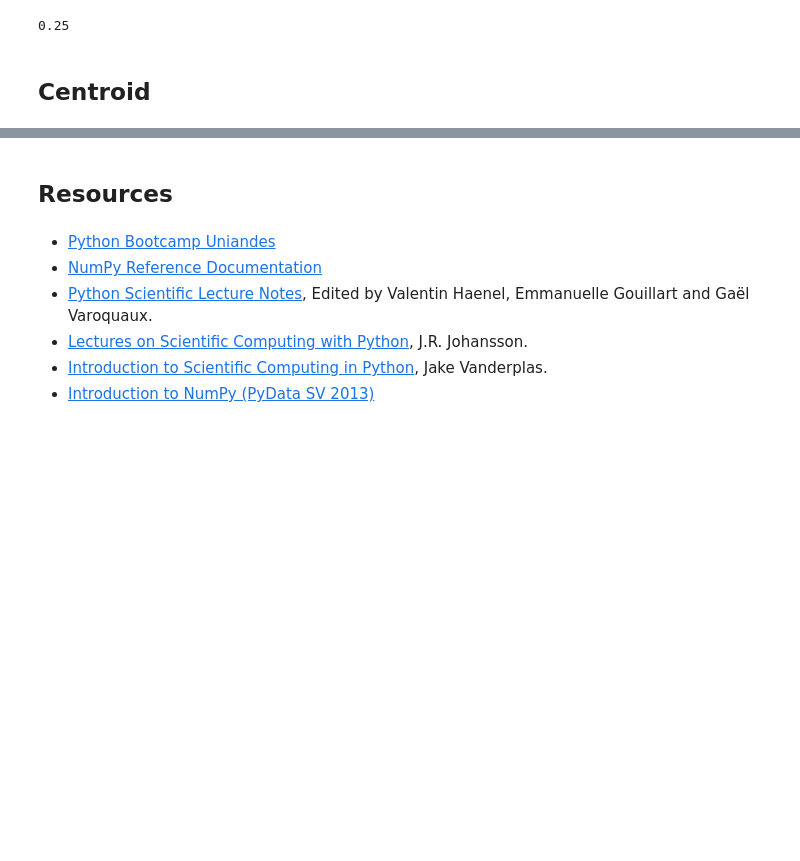
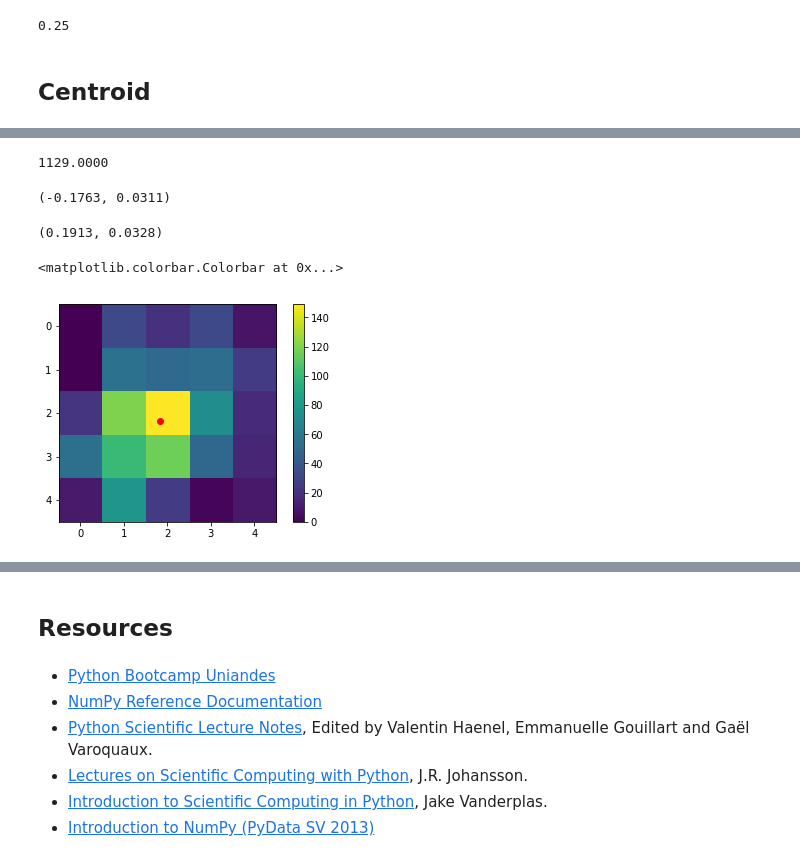
Before and after one commit to mariacamilaremolinagutierrez/ssp_ta_lecture, a Jupyter notebook: numpy_intro.ipynb, the cells around one changed output, grey strips where cells are left out. Saved outputs shown, nothing was run; the diff lists cells and outputs as text; code cells hidden in the pictures; blank space fills up the shorter version.

```diff
--- a/numpy_intro.ipynb
+++ b/numpy_intro.ipynb
@@ -619,0 +664,7 @@ Let's solve the centroid problem with NumPy
+# %%
+# Shift by origin input by user
+x_coordinates -= x_origin
+y_coordinates -= y_origin
+
+print(x_coordinates)
+print(y_coordinates)
@@ -619,0 +688,27 @@ Let's solve the centroid problem with NumPy
+# %%
+N = np.sum(data)
+N
+# %% [output]
+1129.0000
+# %%
+x_cm = np.sum( data * x_coordinates ) / N
+dx_cm = np.sqrt( np.sum( ((x_coordinates - x_cm)/N)**2 * data ) )
+
+x_cm, dx_cm
+# %% [output]
+(-0.1763, 0.0311)
+# %%
+y_cm = np.sum( data * y_coordinates ) / N
+dy_cm = np.sqrt( np.sum( ((y_coordinates - y_cm)/N)**2 * data ) )
+
+y_cm, dy_cm
+# %% [output]
+(0.1913, 0.0328)
+# %%
+fig, ax = plt.subplots()
+ax.scatter(x_cm + x_origin,  y_cm + y_origin, c='r')
+im = ax.imshow(data)
+fig.colorbar(im, ax=ax)
+# %% [output]
+<matplotlib.colorbar.Colorbar at 0x...>
+[figure, added]
```
Also changed, not shown: parts of 12 cells of this notebook, 2 other files.
